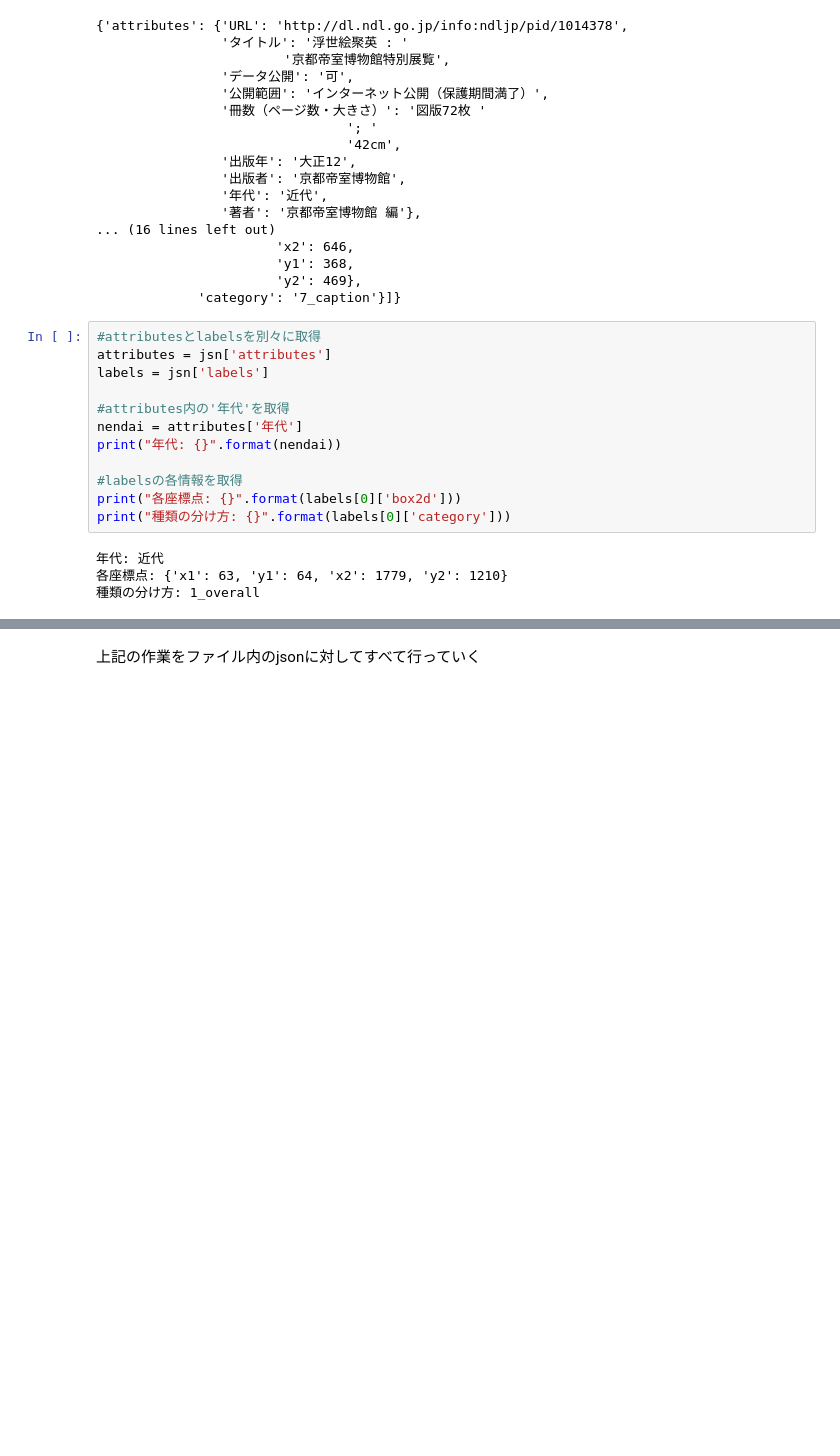
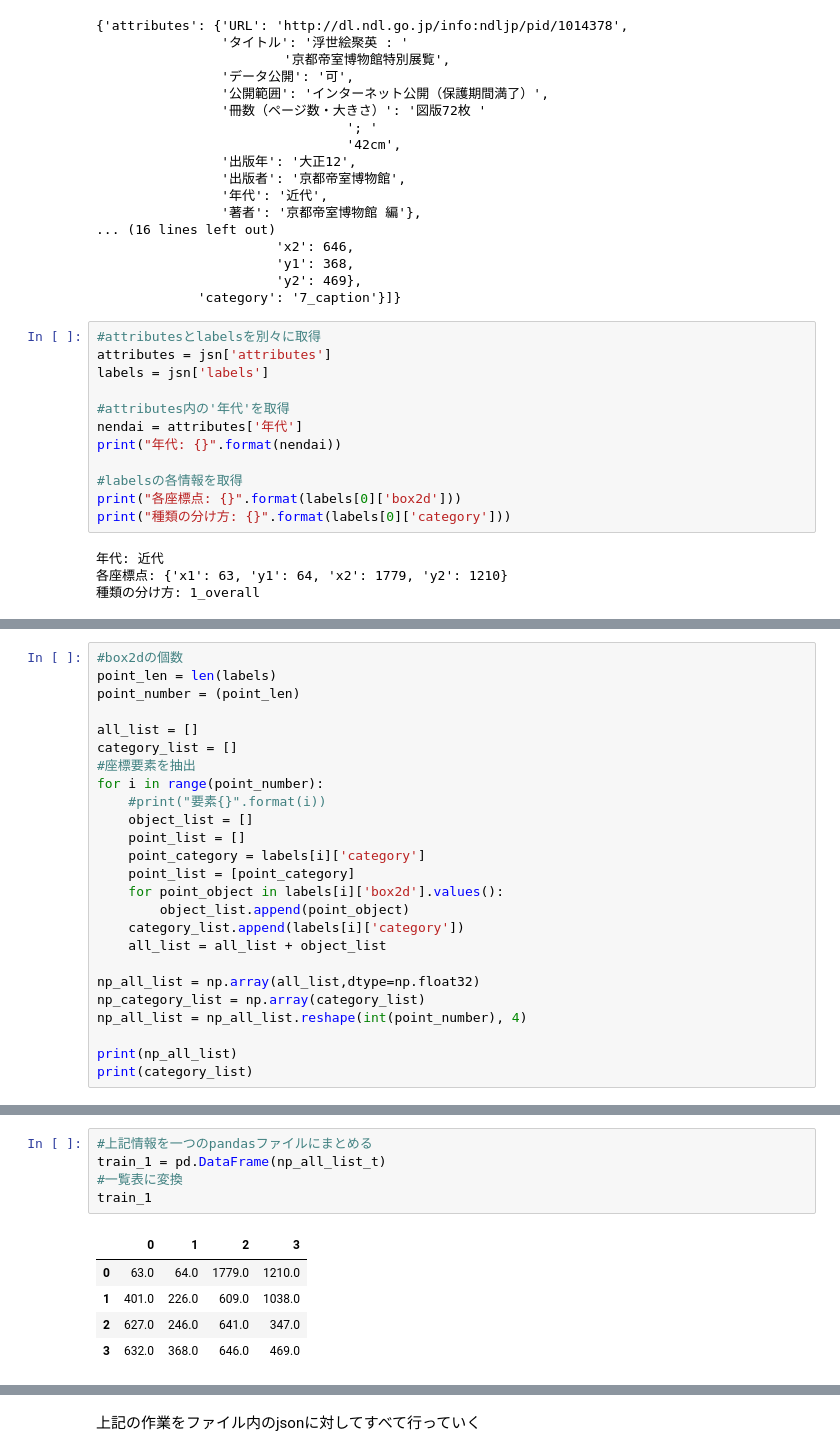
Before and after one commit to nekoradiation/National-Diet-Library, a Jupyter notebook: KOKURITSU.ipynb, the cells around one changed output, grey strips where cells are left out. Drawn from its saved outputs; the diff is of its cells as text; blank space fills up the shorter version.

```diff
--- a/KOKURITSU.ipynb
+++ b/KOKURITSU.ipynb
@@ -115,0 +118,25 @@ TypeError: ignored
+# %%
+#box2dの個数
+point_len = len(labels)
+point_number = (point_len)
+
+all_list = []
+category_list = []
+#座標要素を抽出
+for i in range(point_number):
+    #print("要素{}".format(i))
+    object_list = []
+    point_list = []
+    point_category = labels[i]['category']
+    point_list = [point_category]
+    for point_object in labels[i]['box2d'].values():
+        object_list.append(point_object)
+    category_list.append(labels[i]['category'])
+    all_list = all_list + object_list
+
+np_all_list = np.array(all_list,dtype=np.float32)
+np_category_list = np.array(category_list)
+np_all_list = np_all_list.reshape(int(point_number), 4)
+
+print(np_all_list)
+print(category_list)
@@ -115,0 +157,11 @@ TypeError: ignored
+# %%
+#上記情報を一つのpandasファイルにまとめる
+train_1 = pd.DataFrame(np_all_list_t)
+#一覧表に変換
+train_1
+# %% [output]
+|  | 0 | 1 | 2 | 3 |
+| 0 | 63.0 | 64.0 | 1779.0 | 1210.0 |
+| 1 | 401.0 | 226.0 | 609.0 | 1038.0 |
+| 2 | 627.0 | 246.0 | 641.0 | 347.0 |
+| 3 | 632.0 | 368.0 | 646.0 | 469.0 |
```
Also changed, not shown: parts of 13 cells of this notebook.
